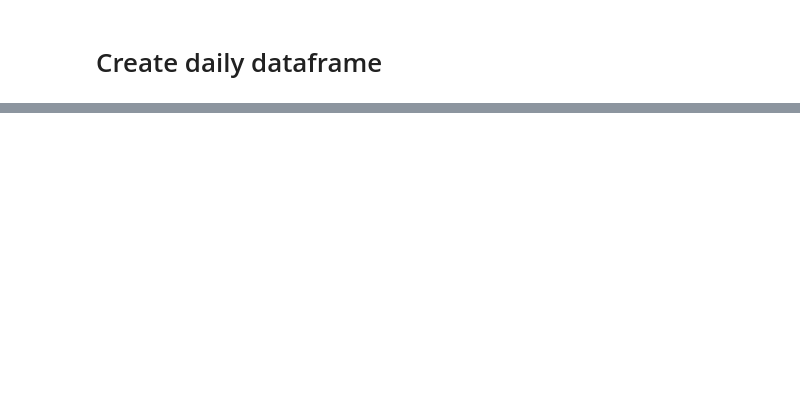
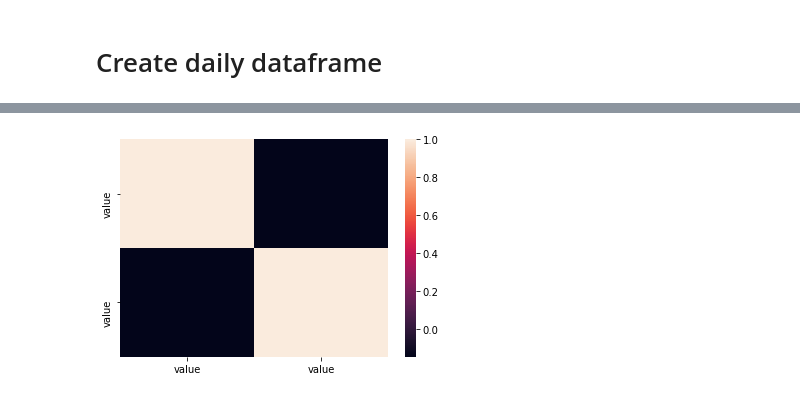
Before and after one commit to JaEuMa/AnalyzeAppleHealth, a Jupyter notebook: apfelgesundheit.ipynb, the cells around one changed output, grey strips where cells are left out. Cells and saved outputs as stored; diff of their text form; code cells hidden in the pictures; blank space fills up the shorter version.

Commit message:
extractet daily water and step data. Added some graphs.

```diff
--- a/apfelgesundheit.ipynb
+++ b/apfelgesundheit.ipynb
@@ -2,6 +2,9 @@
 import pandas as pd
 import xml.etree.ElementTree as et
 import xmltodict
+import seaborn as sns
+import plotly.graph_objects as go
+
 
 input_path = './export.xml'
 
@@ -14,8 +17,6 @@ df = pd.DataFrame(records_list)
 
 df['@type'].unique()
 
-df
-
 # convert to date fromat
 format = '%Y-%m-%d %H:%M:%S %z'
 
@@ -26,18 +27,20 @@ df['@startDate'] = pd.to_datetime(df['@startDate'],
 df['@endDate'] = pd.to_datetime(df['@endDate'],
                                 format=format)
 
-# make dataframe with steps
-step_counts = df[df['@type'] == 'HKQuantityTypeIdentifierStepCount']
-
-# convert to numeric value
-step_counts.loc[:, '@value'] = pd.to_numeric(
-    step_counts.loc[:, '@value'])
+# rename coumns
+df = df.rename(columns={"@type": "type",
+"@sourceName": "dataSource",
+"@creationDate": "creationDate",
+"@sourceVersion": "sourceVersion",
+"@startDate": "startDate",
+"@endDate": "endDate",
+"@value": "value",
+"@device": "device",
+"@unit": "unit"} , errors="raise")
 
 
-# limit the devices in case of multiple devices
-#df = df[df['@sourceName'] == 'iPhone XS']
 
-step_counts_by_creation = step_counts.groupby('@creationDate').sum()
 
-step_counts_by_creation
+
+df.type.unique()
 # %% [output]
@@ -77,0 +126,4 @@ Freq: D, Name: @value, Length: 70, dtype: int64
+# %%
+dfMerged = pd.concat([dfWater, dfSteps], axis=1)
+
+dfMerged
@@ -77,0 +145,4 @@ Freq: D, Name: @value, Length: 70, dtype: int64
+# %%
+sns.heatmap(dfMerged.corr());
+# %% [output]
+[figure, added]
```
Also changed, not shown: parts of 5 cells of this notebook.
